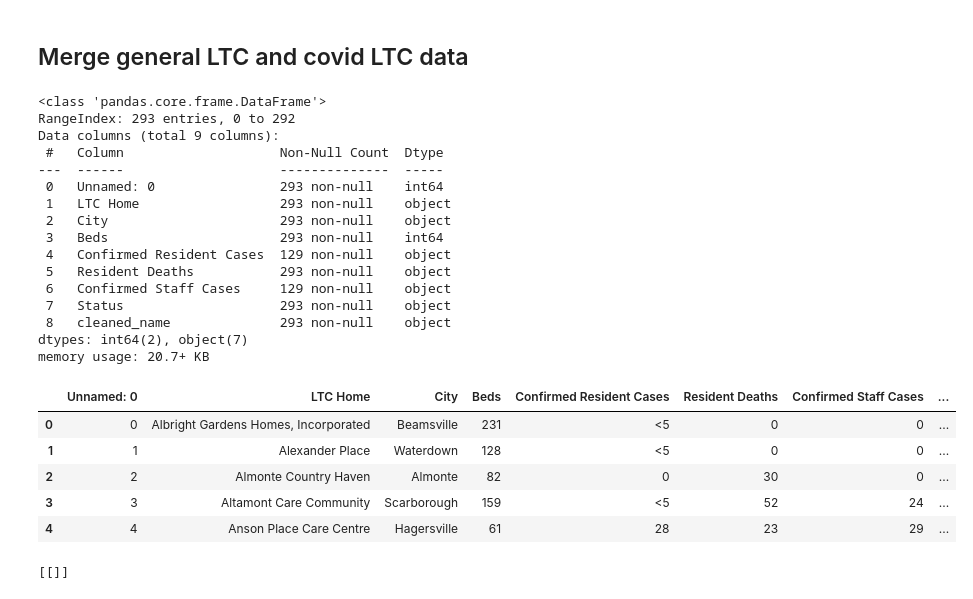
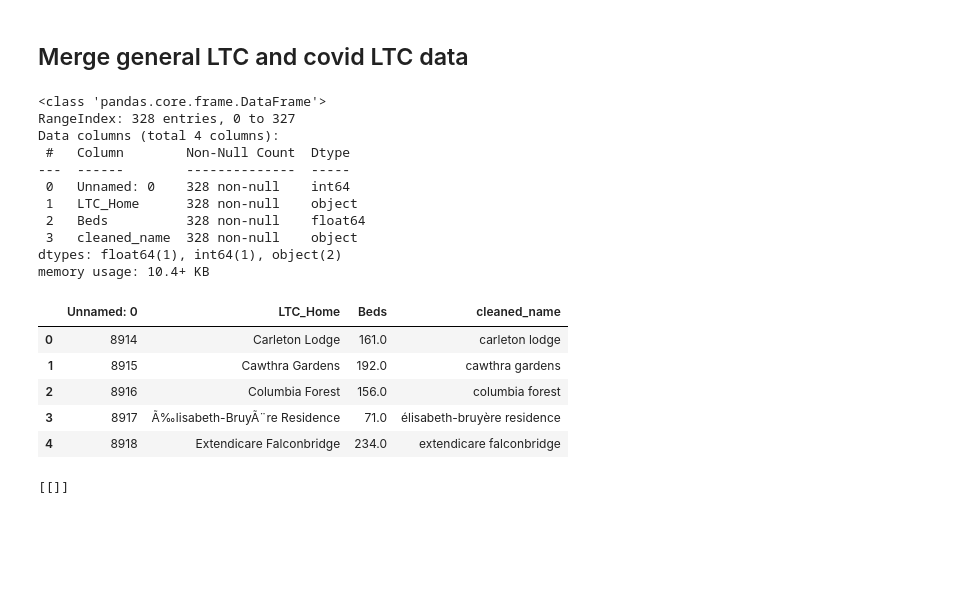
Before and after one commit to nganlyle/wrangle_covid, a Jupyter notebook: LTChomes_analysis_ON/merge_LTC_database/merge_genLTC_covidLTC_odhf.ipynb, the cells around one changed output. Drawn from its saved outputs; the diff is of its cells as text; code cells hidden in the pictures; blank space fills up the shorter version.

Commit message:
update ON LTC data

```diff
--- a/LTChomes_analysis_ON/merge_LTC_database/merge_genLTC_covidLTC_odhf.ipynb
+++ b/LTChomes_analysis_ON/merge_LTC_database/merge_genLTC_covidLTC_odhf.ipynb
@@ -48,35 +53,34 @@ memory usage: 151.5+ KB
 ## Merge general LTC and covid LTC data
 # %%
 # Import the covid LTC data
-# df_covidLTC = pd.read_csv('merged_ltc.csv') # the orginal covid LTC data scraped in March
-df_covidLTC = pd.read_csv('merged_ltc_secondScrape.csv')
-df_covidLTC['cleaned_name'] = df_covidLTC['LTC Home'].str.lower()
+
+# df_covidLTC = pd.read_csv('merged_ltc_secondScrape.csv')
+df_covidLTC = pd.read_csv('ltc_outbreaks0731.csv')
+df_covidLTC['cleaned_name'] = df_covidLTC['LTC_Home'].str.lower()
+df_covidLTC["cleaned_name"].replace({"ã‰lisabeth-bruyã¨re residence": "élisabeth-bruyère residence",
+                                   "macassa  lodge": "macassa lodge"
+                                  }, inplace=True)
 
 df_covidLTC.info()
 df_covidLTC.head()
 # %% [output]
 <class 'pandas.core.frame.DataFrame'>
-RangeIndex: 293 entries, 0 to 292
-Data columns (total 9 columns):
- #   Column                    Non-Null Count  Dtype
----  ------                    --------------  -----
- 0   Unnamed: 0                293 non-null    int64
- 1   LTC Home                  293 non-null    object
- 2   City                      293 non-null    object
- 3   Beds                      293 non-null    int64
- 4   Confirmed Resident Cases  129 non-null    object
- 5   Resident Deaths           293 non-null    object
- 6   Confirmed Staff Cases     129 non-null    object
- 7   Status                    293 non-null    object
- 8   cleaned_name              293 non-null    object
-dtypes: int64(2), object(7)
-memory usage: 20.7+ KB
+RangeIndex: 328 entries, 0 to 327
+Data columns (total 4 columns):
+ #   Column        Non-Null Count  Dtype
+---  ------        --------------  -----
+ 0   Unnamed: 0    328 non-null    int64
+ 1   LTC_Home      328 non-null    object
+ 2   Beds          328 non-null    float64
+ 3   cleaned_name  328 non-null    object
+dtypes: float64(1), int64(1), object(2)
+memory usage: 10.4+ KB
-|  | Unnamed: 0 | LTC Home | City | Beds | Confirmed Resident Cases | Resident Deaths | Confirmed Staff Cases | ... |
-| 0 | 0 | Albright Gardens Homes, Incorporated | Beamsville | 231 | <5 | 0 | 0 | ... |
-| 1 | 1 | Alexander Place | Waterdown | 128 | <5 | 0 | 0 | ... |
-| 2 | 2 | Almonte Country Haven | Almonte | 82 | 0 | 30 | 0 | ... |
-| 3 | 3 | Altamont Care Community | Scarborough | 159 | <5 | 52 | 24 | ... |
-| 4 | 4 | Anson Place Care Centre | Hagersville | 61 | 28 | 23 | 29 | ... |
+|  | Unnamed: 0 | LTC_Home | Beds | cleaned_name |
+| 0 | 8914 | Carleton Lodge | 161.0 | carleton lodge |
+| 1 | 8915 | Cawthra Gardens | 192.0 | cawthra gardens |
+| 2 | 8916 | Columbia Forest | 156.0 | columbia forest |
+| 3 | 8917 | Ã‰lisabeth-BruyÃ¨re Residence | 71.0 | élisabeth-bruyère residence |
+| 4 | 8918 | Extendicare Falconbridge | 234.0 | extendicare falconbridge |
 # %%
 # Check that homes from COVID LTC database are present in the general LTC database
 a = set(df_genLTC['cleaned_name'])
```
Also changed, not shown: parts of 10 cells of this notebook, 9 other files.
